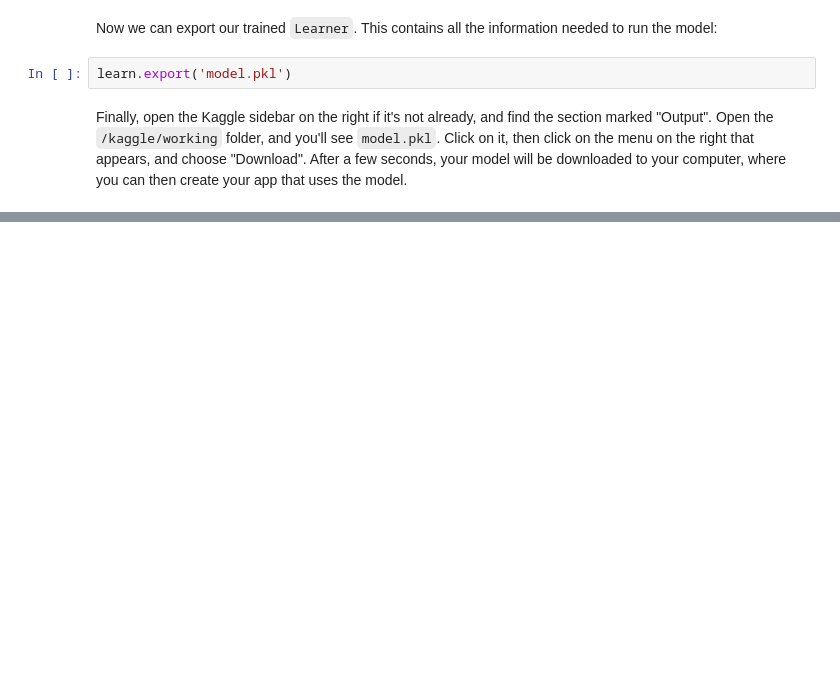
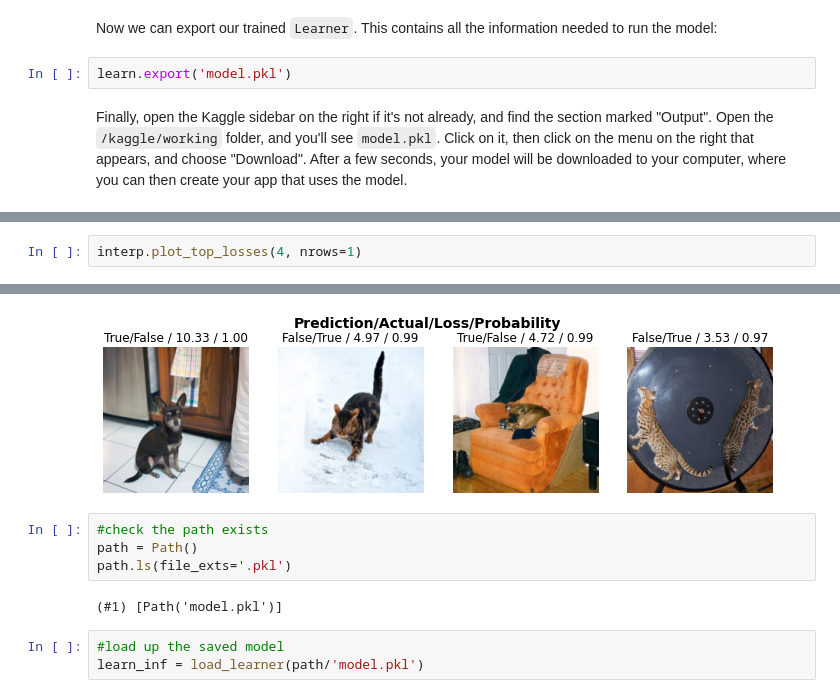
Before and after one commit to nataliazdorovtsova/fastai, a Jupyter notebook: saving-a-basic-fastai-model.ipynb, the cells around one changed output, grey strips where cells are left out. Saved outputs shown, nothing was run; the diff lists cells and outputs as text; blank space fills up the shorter version.

Commit message:
Kaggle Notebook | Saving a basic fastai model | Version 4

```diff
--- a/saving-a-basic-fastai-model.ipynb
+++ b/saving-a-basic-fastai-model.ipynb
@@ -66,0 +74,3 @@ Finally, open the Kaggle sidebar on the right if it's not already, and find the
+# %%
+interp.plot_top_losses(4, nrows=1)
+# %% [output]
@@ -66,0 +78,10 @@ Finally, open the Kaggle sidebar on the right if it's not already, and find the
+[figure, added]
+# %%
+#check the path exists
+path = Path()
+path.ls(file_exts='.pkl')
+# %% [output]
+(#1) [Path('model.pkl')]
+# %%
+#load up the saved model
+learn_inf = load_learner(path/'model.pkl')
```
Also changed, not shown: parts of 4 cells of this notebook.
